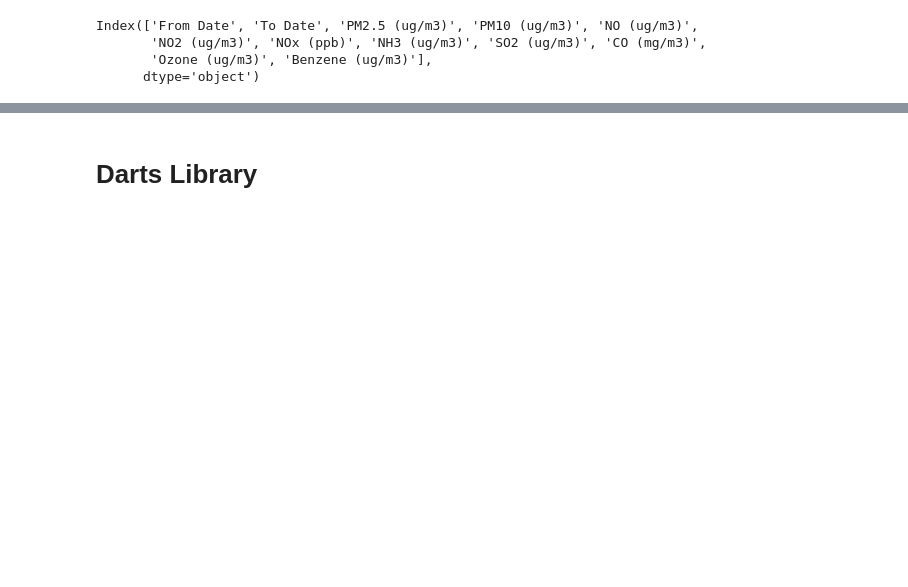
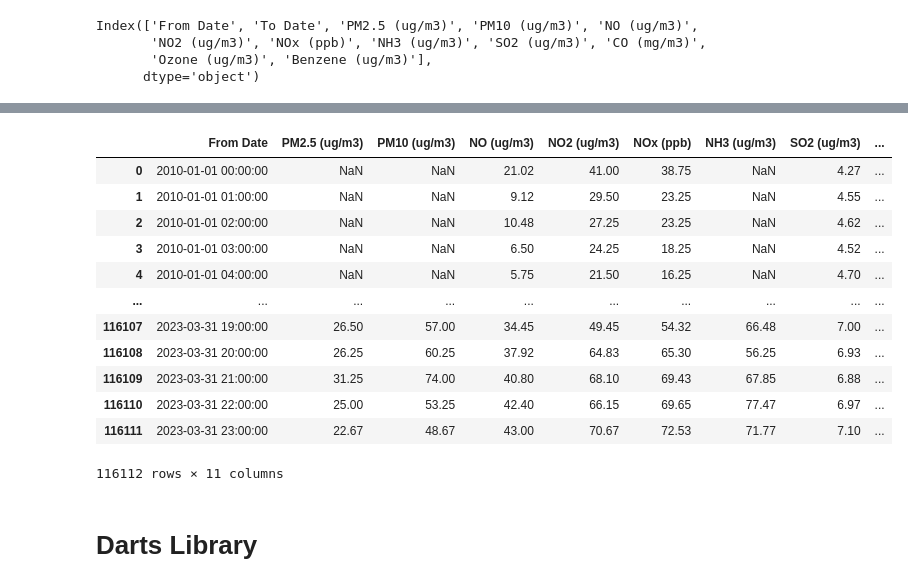
Before and after one commit to bibi643/Air_quality_India_kaggle, a Jupyter notebook: air_qual.ipynb, the cells around one changed output, grey strips where cells are left out. Drawn from its saved outputs; the diff is of its cells as text; code cells hidden in the pictures; blank space fills up the shorter version.

```diff
--- a/air_qual.ipynb
+++ b/air_qual.ipynb
@@ -60,2 +80,0 @@ df.describe()
-# %%
-df['To Date']=pd.to_datetime(df['To Date'])
@@ -81,3 +81,21 @@ df_ts
+# %%
+#df_ts=df.set_index('From Date')
+df_ts=df.drop(labels='To Date',axis=1)
+df_ts
+# %% [output]
+|  | From Date | PM2.5 (ug/m3) | PM10 (ug/m3) | NO (ug/m3) | NO2 (ug/m3) | NOx (ppb) | NH3 (ug/m3) | SO2 (ug/m3) | ... |
+| 0 | 2010-01-01 00:00:00 | NaN | NaN | 21.02 | 41.00 | 38.75 | NaN | 4.27 | ... |
+| 1 | 2010-01-01 01:00:00 | NaN | NaN | 9.12 | 29.50 | 23.25 | NaN | 4.55 | ... |
+| 2 | 2010-01-01 02:00:00 | NaN | NaN | 10.48 | 27.25 | 23.25 | NaN | 4.62 | ... |
+| 3 | 2010-01-01 03:00:00 | NaN | NaN | 6.50 | 24.25 | 18.25 | NaN | 4.52 | ... |
+| 4 | 2010-01-01 04:00:00 | NaN | NaN | 5.75 | 21.50 | 16.25 | NaN | 4.70 | ... |
+| ... | ... | ... | ... | ... | ... | ... | ... | ... | ... |
+| 116107 | 2023-03-31 19:00:00 | 26.50 | 57.00 | 34.45 | 49.45 | 54.32 | 66.48 | 7.00 | ... |
+| 116108 | 2023-03-31 20:00:00 | 26.25 | 60.25 | 37.92 | 64.83 | 65.30 | 56.25 | 6.93 | ... |
+| 116109 | 2023-03-31 21:00:00 | 31.25 | 74.00 | 40.80 | 68.10 | 69.43 | 67.85 | 6.88 | ... |
+| 116110 | 2023-03-31 22:00:00 | 25.00 | 53.25 | 42.40 | 66.15 | 69.65 | 77.47 | 6.97 | ... |
+| 116111 | 2023-03-31 23:00:00 | 22.67 | 48.67 | 43.00 | 70.67 | 72.53 | 71.77 | 7.10 | ... |
+116112 rows × 11 columns
 # %% [markdown]
 # Darts Library
 # %%
```
Also changed, not shown: parts of 13 cells of this notebook.
